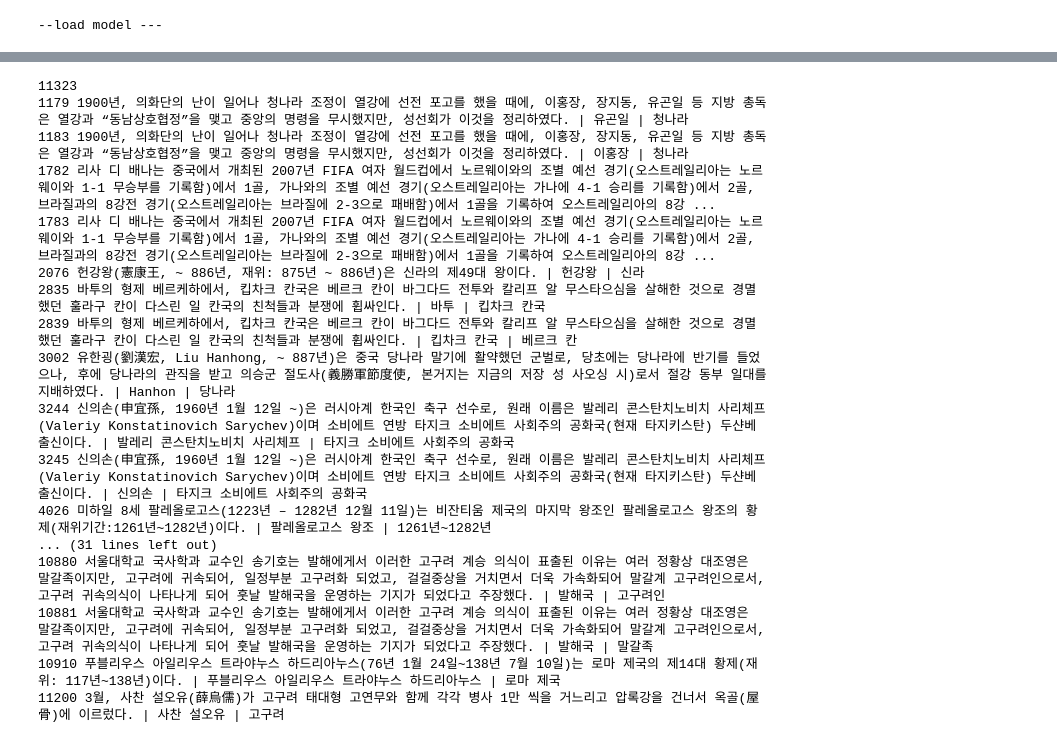
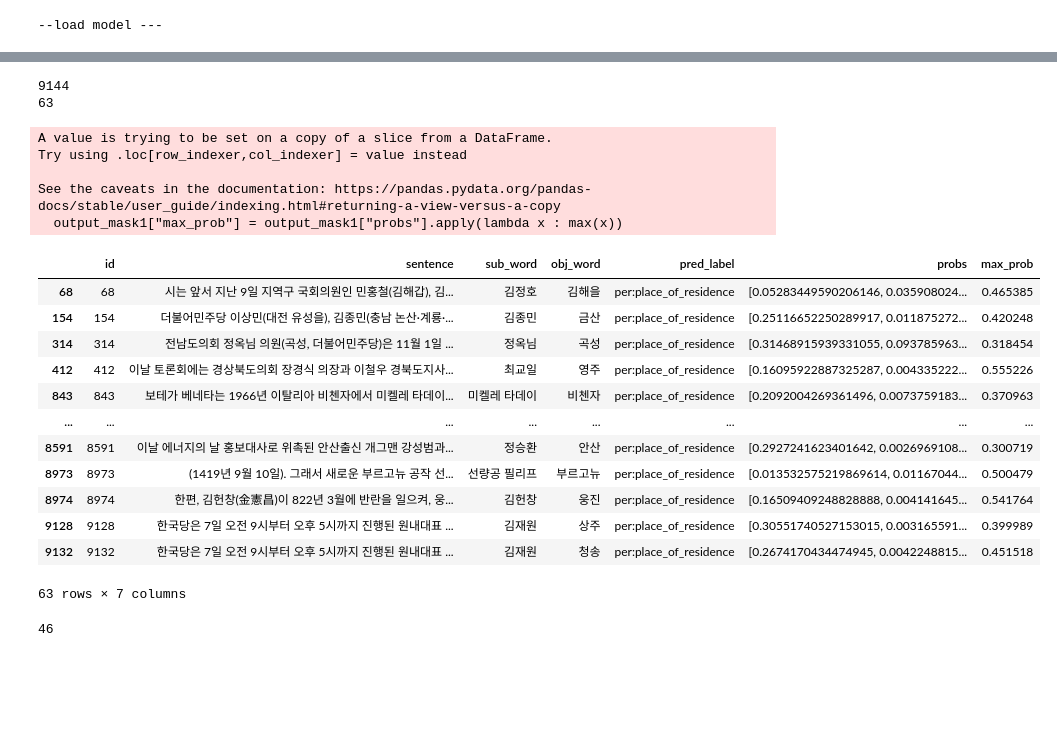
Before and after one commit to boostcampaitech4lv23nlp2/level2_klue_nlp-level2-nlp-11, a Jupyter notebook: notebook/pororo ner.ipynb, the cells around one changed output, grey strips where cells are left out. Cells and saved outputs as stored; diff of their text form; code cells hidden in the pictures; blank space fills up the shorter version.

```diff
--- a/notebook/pororo ner.ipynb
+++ b/notebook/pororo ner.ipynb
@@ -18,5 +34,5 @@ ner = Pororo(task="ner", lang="ko")
 # %%
-from itertools import permutations
+from itertools import permutations , combinations
 temp_list =  ner('Something〉는 조지 해리슨이 쓰고 비틀즈가 1969년 앨범 《Abbey Road》에 담은 노래다.')
 print(temp_list)
 
@@ -24,7 +40,7 @@ remove_temp_list = [(i[0],i[1])  for i in temp_list if i[1] != 'O' ]
 #print(remove_temp_list)
 
 temp = []
-for idx , item in enumerate(permutations(['word'], 2)) :
+for idx , item in enumerate(combinations(remove_temp_list, 2)) :
     if item[0][1] == 'PERSON' :
         temp.append(item)
 
@@ -229,7 +253,7 @@ def load_dataloader(
 import torch
 
 model_name = 'klue/roberta-large'
-load_model = '../dataset/best_model/klue_roberta-large/3'
+load_model = '../dataset/best_model/klue_roberta-large/1.6.0'
 
 device = torch.device("cuda:0" if torch.cuda.is_available() else "cpu")
 tokenizer = AutoTokenizer.from_pretrained(model_name)
@@ -266,28 +290,40 @@ output = pd.DataFrame(
     }
 )
 # %%
-pd.set_option('display.max_rows', None)
+pd.set_option('display.max_rows', 10)
 print(len(output))
-mask1 = (output.pred_label == 'per:origin')
 
+mask1 = (output.pred_label == 'per:place_of_residence')
 output_mask1 = output.loc[mask1,:]
-for idx, item  in output_mask1[:].iterrows() :
-    print(idx, item['sentence'] ,'|' ,item['sub_word'] , '|', item['obj_word'])
+print(len(output_mask1))
 # %% [output]
-11323
-1179 1900년, 의화단의 난이 일어나 청나라 조정이 열강에 선전 포고를 했을 때에, 이홍장, 장지동, 유곤일 등 지방 총독은 열강과 “동남상호협정”을 맺고 중앙의 명령을 무시했지만, 성선회가 이것을 정리하였다. | 유곤일 | 청나라
-1183 1900년, 의화단의 난이 일어나 청나라 조정이 열강에 선전 포고를 했을 때에, 이홍장, 장지동, 유곤일 등 지방 총독은 열강과 “동남상호협정”을 맺고 중앙의 명령을 무시했지만, 성선회가 이것을 정리하였다. | 이홍장 | 청나라
-1782 리사 디 배나는 중국에서 개최된 2007년 FIFA 여자 월드컵에서 노르웨이와의 조별 예선 경기(오스트레일리아는 노르웨이와 1-1 무승부를 기록함)에서 1골, 가나와의 조별 예선 경기(오스트레일리아는 가나에 4-1 승리를 기록함)에서 2골, 브라질과의 8강전 경기(오스트레일리아는 브라질에 2-3으로 패배함)에서 1골을 기록하여 오스트레일리아의 8강 ...
-1783 리사 디 배나는 중국에서 개최된 2007년 FIFA 여자 월드컵에서 노르웨이와의 조별 예선 경기(오스트레일리아는 노르웨이와 1-1 무승부를 기록함)에서 1골, 가나와의 조별 예선 경기(오스트레일리아는 가나에 4-1 승리를 기록함)에서 2골, 브라질과의 8강전 경기(오스트레일리아는 브라질에 2-3으로 패배함)에서 1골을 기록하여 오스트레일리아의 8강 ...
-2076 헌강왕(憲康王, ~ 886년, 재위: 875년 ~ 886년)은 신라의 제49대 왕이다. | 헌강왕 | 신라
-2835 바투의 형제 베르케하에서, 킵차크 칸국은 베르크 칸이 바그다드 전투와 칼리프 알 무스타으심을 살해한 것으로 경멸했던 훌라구 칸이 다스린 일 칸국의 친척들과 분쟁에 휩싸인다. | 바투 | 킵차크 칸국
-2839 바투의 형제 베르케하에서, 킵차크 칸국은 베르크 칸이 바그다드 전투와 칼리프 알 무스타으심을 살해한 것으로 경멸했던 훌라구 칸이 다스린 일 칸국의 친척들과 분쟁에 휩싸인다. | 킵차크 칸국 | 베르크 칸
-3002 유한굉(劉漢宏, Liu Hanhong, ~ 887년)은 중국 당나라 말기에 활약했던 군벌로, 당초에는 당나라에 반기를 들었으나, 후에 당나라의 관직을 받고 의승군 절도사(義勝軍節度使, 본거지는 지금의 저장 성 사오싱 시)로서 절강 동부 일대를 지배하였다. | Hanhon | 당나라
-3244 신의손(申宜孫, 1960년 1월 12일 ~)은 러시아계 한국인 축구 선수로, 원래 이름은 발레리 콘스탄치노비치 사리체프(Valeriy Konstatinovich Sarychev)이며 소비에트 연방 타지크 소비에트 사회주의 공화국(현재 타지키스탄) 두샨베 출신이다. | 발레리 콘스탄치노비치 사리체프 | 타지크 소비에트 사회주의 공화국
-3245 신의손(申宜孫, 1960년 1월 12일 ~)은 러시아계 한국인 축구 선수로, 원래 이름은 발레리 콘스탄치노비치 사리체프(Valeriy Konstatinovich Sarychev)이며 소비에트 연방 타지크 소비에트 사회주의 공화국(현재 타지키스탄) 두샨베 출신이다. | 신의손 | 타지크 소비에트 사회주의 공화국
-4026 미하일 8세 팔레올로고스(1223년 – 1282년 12월 11일)는 비잔티움 제국의 마지막 왕조인 팔레올로고스 왕조의 황제(재위기간:1261년~1282년)이다. | 팔레올로고스 왕조 | 1261년~1282년
-... (31 lines left out)
-10880 서울대학교 국사학과 교수인 송기호는 발해에게서 이러한 고구려 계승 의식이 표출된 이유는 여러 정황상 대조영은 말갈족이지만, 고구려에 귀속되어, 일정부분 고구려화 되었고, 걸걸중상을 거치면서 더욱 가속화되어 말갈계 고구려인으로서, 고구려 귀속의식이 나타나게 되어 훗날 발해국을 운영하는 기지가 되었다고 주장했다. | 발해국 | 고구려인
-10881 서울대학교 국사학과 교수인 송기호는 발해에게서 이러한 고구려 계승 의식이 표출된 이유는 여러 정황상 대조영은 말갈족이지만, 고구려에 귀속되어, 일정부분 고구려화 되었고, 걸걸중상을 거치면서 더욱 가속화되어 말갈계 고구려인으로서, 고구려 귀속의식이 나타나게 되어 훗날 발해국을 운영하는 기지가 되었다고 주장했다. | 발해국 | 말갈족
-10910 푸블리우스 아일리우스 트라야누스 하드리아누스(76년 1월 24일~138년 7월 10일)는 로마 제국의 제14대 황제(재위: 117년~138년)이다. | 푸블리우스 아일리우스 트라야누스 하드리아누스 | 로마 제국
-11200 3월, 사찬 설오유(薛烏儒)가 고구려 태대형 고연무와 함께 각각 병사 1만 씩을 거느리고 압록강을 건너서 옥골(屋骨)에 이르렀다. | 사찬 설오유 | 고구려
+9144
+63
+# %%
+output_mask1["max_prob"] = output_mask1["probs"].apply(lambda x : max(x))
+output_mask1
+# %% [output]
+A value is trying to be set on a copy of a slice from a DataFrame.
+Try using .loc[row_indexer,col_indexer] = value instead
+
+See the caveats in the documentation: https://pandas.pydata.org/pandas-docs/stable/user_guide/indexing.html#returning-a-view-versus-a-copy
+  output_mask1["max_prob"] = output_mask1["probs"].apply(lambda x : max(x))
+|  | id | sentence | sub_word | obj_word | pred_label | probs | max_prob |
+| 68 | 68 | 시는 앞서 지난 9일 지역구 국회의원인 민홍철(김해갑), 김... | 김정호 | 김해을 | per:place_of_residence | [0.05283449590206146, 0.035908024... | 0.465385 |
+| 154 | 154 | 더불어민주당 이상민(대전 유성을), 김종민(충남 논산·계룡·... | 김종민 | 금산 | per:place_of_residence | [0.25116652250289917, 0.011875272... | 0.420248 |
+| 314 | 314 | 전남도의회 정옥님 의원(곡성, 더불어민주당)은 11월 1일 ... | 정옥님 | 곡성 | per:place_of_residence | [0.31468915939331055, 0.093785963... | 0.318454 |
+| 412 | 412 | 이날 토론회에는 경상북도의회 장경식 의장과 이철우 경북도지사... | 최교일 | 영주 | per:place_of_residence | [0.16095922887325287, 0.004335222... | 0.555226 |
+| 843 | 843 | 보테가 베네타는 1966년 이탈리아 비첸자에서 미켈레 타데이... | 미켈레 타데이 | 비첸자 | per:place_of_residence | [0.2092004269361496, 0.0073759183... | 0.370963 |
+| ... | ... | ... | ... | ... | ... | ... | ... |
+| 8591 | 8591 | 이날 에너지의 날 홍보대사로 위촉된 안산출신 개그맨 강성범과... | 정승환 | 안산 | per:place_of_residence | [0.2927241623401642, 0.0026969108... | 0.300719 |
+| 8973 | 8973 | (1419년 9월 10일). 그래서 새로운 부르고뉴 공작 선... | 선량공 필리프 | 부르고뉴 | per:place_of_residence | [0.013532575219869614, 0.01167044... | 0.500479 |
+| 8974 | 8974 | 한편, 김헌창(金憲昌)이 822년 3월에 반란을 일으켜, 웅... | 김헌창 | 웅진 | per:place_of_residence | [0.16509409248828888, 0.004141645... | 0.541764 |
+| 9128 | 9128 | 한국당은 7일 오전 9시부터 오후 5시까지 진행된 원내대표 ... | 김재원 | 상주 | per:place_of_residence | [0.30551740527153015, 0.003165591... | 0.399989 |
+| 9132 | 9132 | 한국당은 7일 오전 9시부터 오후 5시까지 진행된 원내대표 ... | 김재원 | 청송 | per:place_of_residence | [0.2674170434474945, 0.0042248815... | 0.451518 |
+63 rows × 7 columns
+# %%
+mask2 = (output_mask1.max_prob >= 0.4)
+output_mask2 = output_mask1.loc[mask2,:]
+len(output_mask2)
+# %% [output]
+46
```
Also changed, not shown: parts of 15 cells of this notebook, 1 other file.
